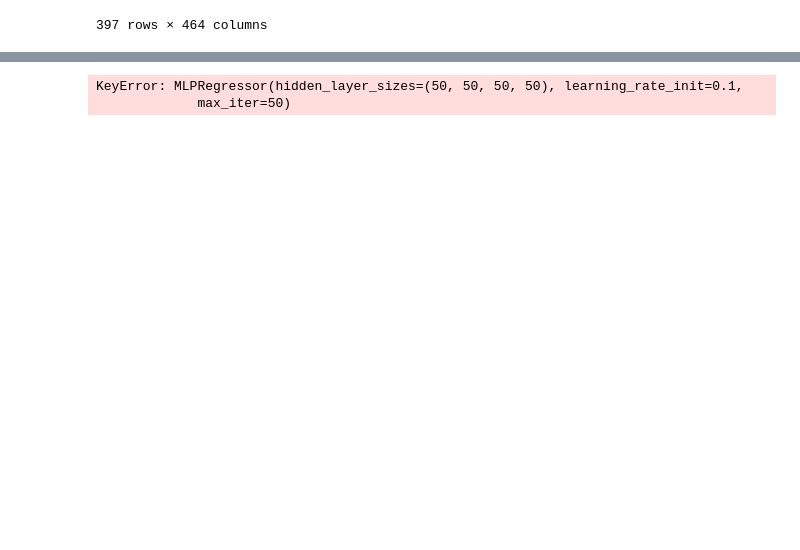
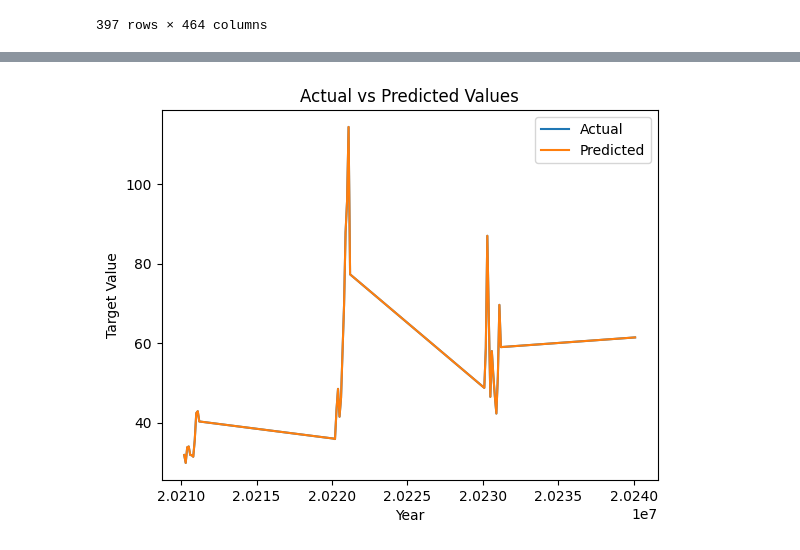
Before and after one commit to Betty8467/EmergingProject, a Jupyter notebook: Jean Try/Final_Project.ipynb, the cells around one changed output, grey strips where cells are left out. Cells and saved outputs as stored; diff of their text form; code cells hidden in the pictures; blank space fills up the shorter version.

```diff
--- a/Jean Try/Final_Project.ipynb
+++ b/Jean Try/Final_Project.ipynb
@@ -41,7 +41,7 @@ rr_hparams = {
     'alpha': 1,
     'solver': 'auto',
     'tol': 0.001,
-    'max_iter': 100,
+    'max_iter': 50,
 }
 
 mlp_hparams = {
@@ -155,30 +189,39 @@ The best model is: MLP with an accuracy of 99.91%
-# %%
-import pandas as pd
-from docx import Document
-
-def plot_actual_vs_predicted(y_test, best_model, X_test, filename, last_36_months):
-    # Save the plot to an Excel file
-    df = pd.DataFrame({
-        'Year': last_36_months,
-        'Target Values': y_test,
-        'Predicted Values': best_model.predict(X_test),
-        })
-    df.to_excel(filename + ".xlsx", index=False)
-
-    # Save the plot to a Word document
-    doc = Document()
-    doc.add_heading('Actual vs Predicted Values', level=1)
-    doc.add_paragraph("Actual vs Predicted Values:")
-    doc.add_table(df.shape[0]+1, df.shape[1], style="Table Grid")
-    table = doc.tables[0]
-    for i, column in enumerate(df.columns):
-        table.cell(0, i).text = column
-        for j, value in enumerate(df[column]):
-            table.cell(j+1, i).text = str(value)
-    doc.save(filename + ".docx")
-
-# Example usage
-plot_actual_vs_predicted(y_test, models[best_model], X_test, "result", last_36_months)
-# %% [output]
-KeyError: MLPRegressor(hidden_layer_sizes=(50, 50, 50, 50), learning_rate_init=0.1,
-             max_iter=50)
+# %%
+import pandas as pd
+from docx import Document
+
+def plot_actual_vs_predicted(y_test, best_model, X_test, filename, last_36_months):
+    # Plot actual vs predicted values
+    plt.plot(last_36_months, y_test, label='Actual')
+    plt.plot(last_36_months, best_model.predict(X_test), label='Predicted')
+    plt.xlabel('Year')
+    plt.ylabel('Target Value')
+    plt.title('Actual vs Predicted Values')
+    plt.legend()
+
+    # Save the plot to an Excel file
+    df = pd.DataFrame({
+        'Year': last_36_months,
+        'Target Values': y_test,
+        'Predicted Values': best_model.predict(X_test),
+        'Accuracy': accuracies[name]
+        })
+    df.to_excel(filename + ".xlsx", index=False)
+
+    # Save the plot to a Word document
+    doc = Document()
+    doc.add_heading('Actual vs Predicted Values', level=1)
+    doc.add_paragraph("Actual vs Predicted Values:")
+    doc.add_table(df.shape[0]+1, df.shape[1], style="Table Grid")
+    table = doc.tables[0]
+    for i, column in enumerate(df.columns):
+        table.cell(0, i).text = column
+        for j, value in enumerate(df[column]):
+            table.cell(j+1, i).text = str(value)
+    doc.save(filename + ".docx")
+
+# Example usage
+last_36_months = data.iloc[-36:, 0]
+plot_actual_vs_predicted(y_test, models[best_model], X_test, "result", last_36_months)
+# %% [output]
+[figure, added]
```
Also changed, not shown: parts of 2 cells of this notebook, 10 other files.
